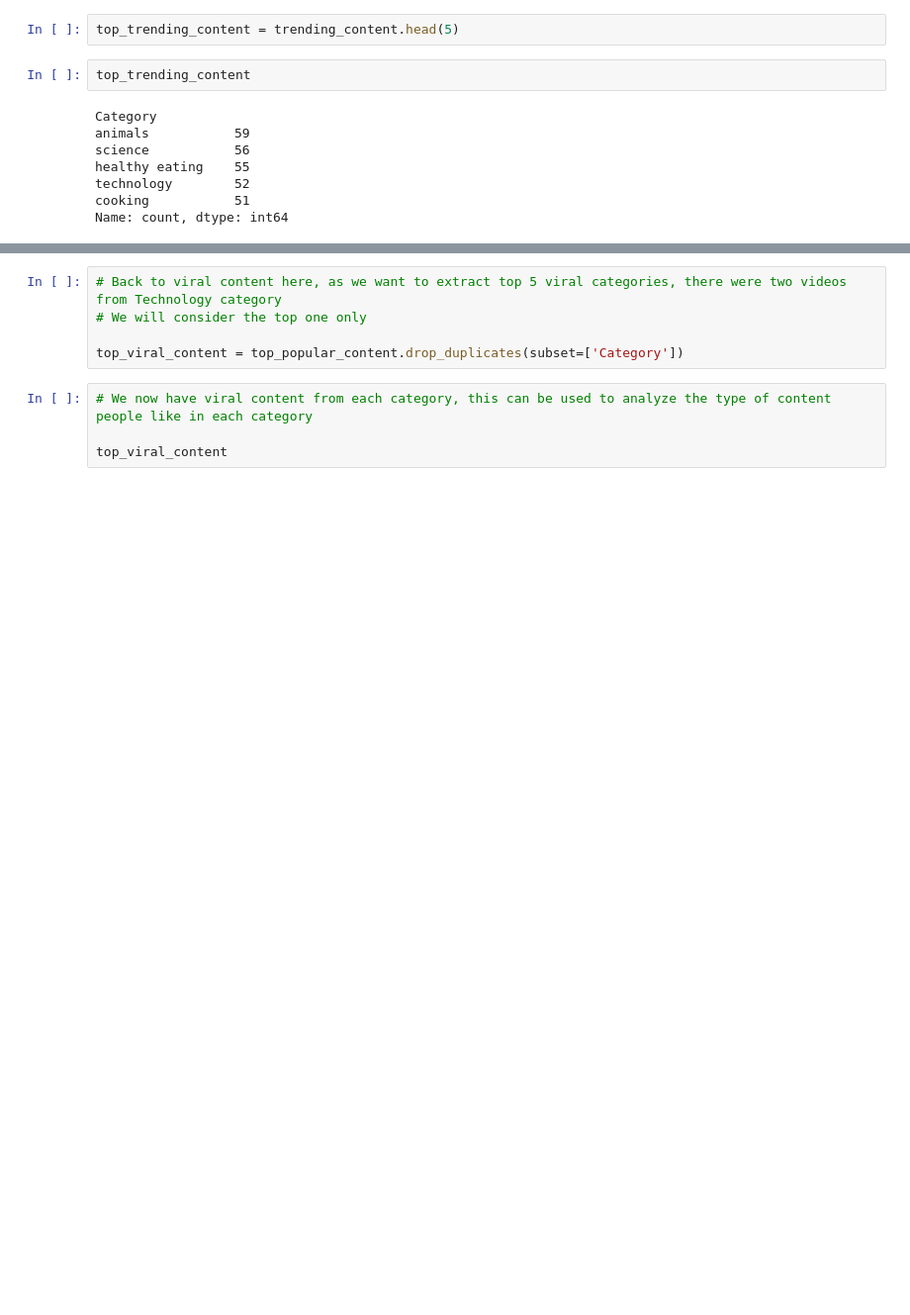
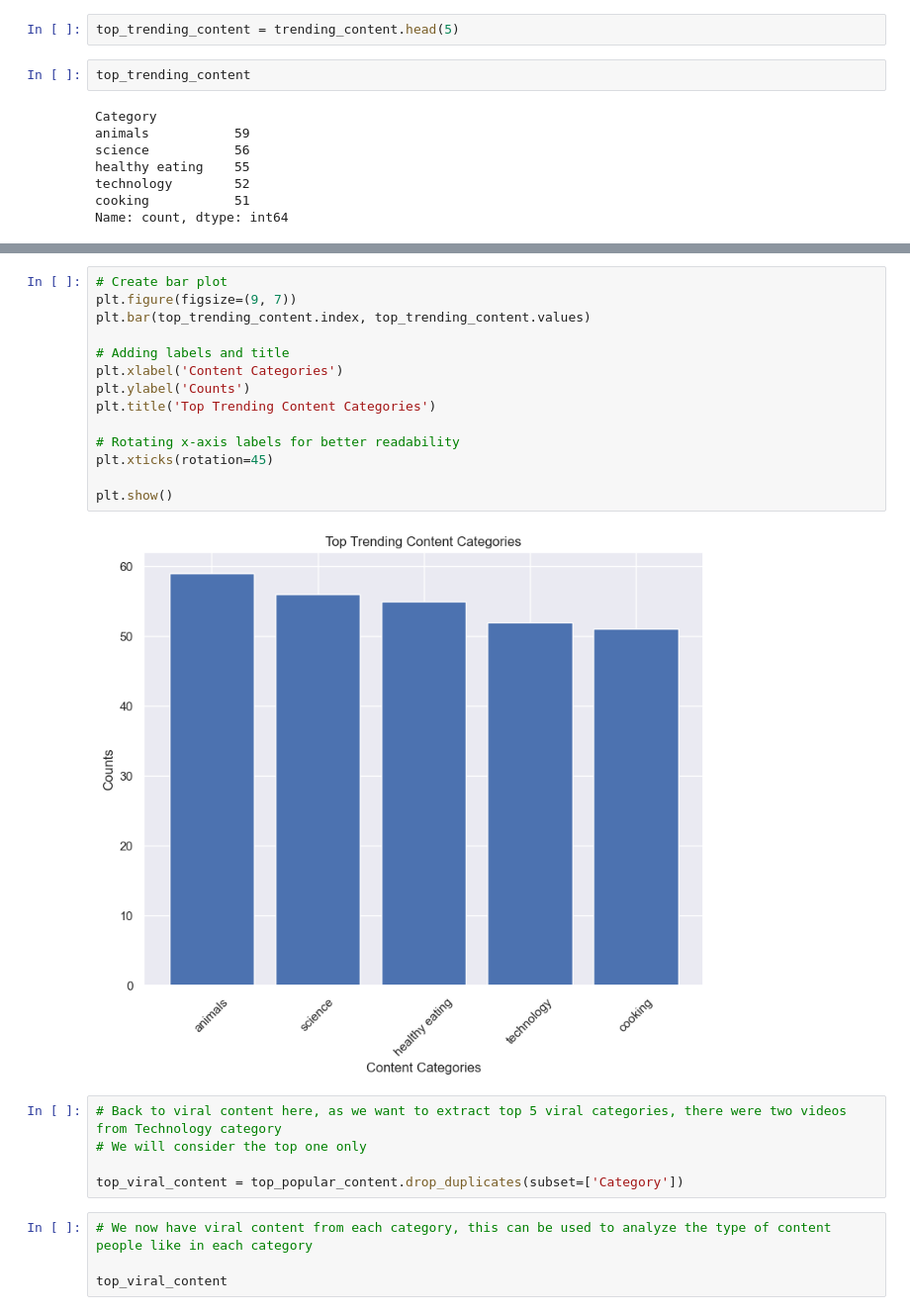
Before and after one commit to tahabinzafar/Accenture-SocialBuzz-Data-Analysis, a Jupyter notebook: content_analysis.ipynb, the cells around one changed output, grey strips where cells are left out. Shown at 99% size. Saved outputs shown, nothing was run; the diff lists cells and outputs as text; blank space fills up the shorter version.

Commit message:
added visuals for content

```diff
--- a/content_analysis.ipynb
+++ b/content_analysis.ipynb
@@ -380,3 +390,19 @@ Name: count, dtype: int64
+# %%
+# Create bar plot
+plt.figure(figsize=(9, 7))
+plt.bar(top_trending_content.index, top_trending_content.values)
+
+# Adding labels and title
+plt.xlabel('Content Categories')
+plt.ylabel('Counts')
+plt.title('Top Trending Content Categories')
+
+# Rotating x-axis labels for better readability
+plt.xticks(rotation=45)
+
+plt.show()
+# %% [output]
+[figure, added]
 # %%
 # Back to viral content here, as we want to extract top 5 viral categories, there were two videos from Technology category
 # We will consider the top one only
```
Also changed, not shown: parts of 3 cells of this notebook.
